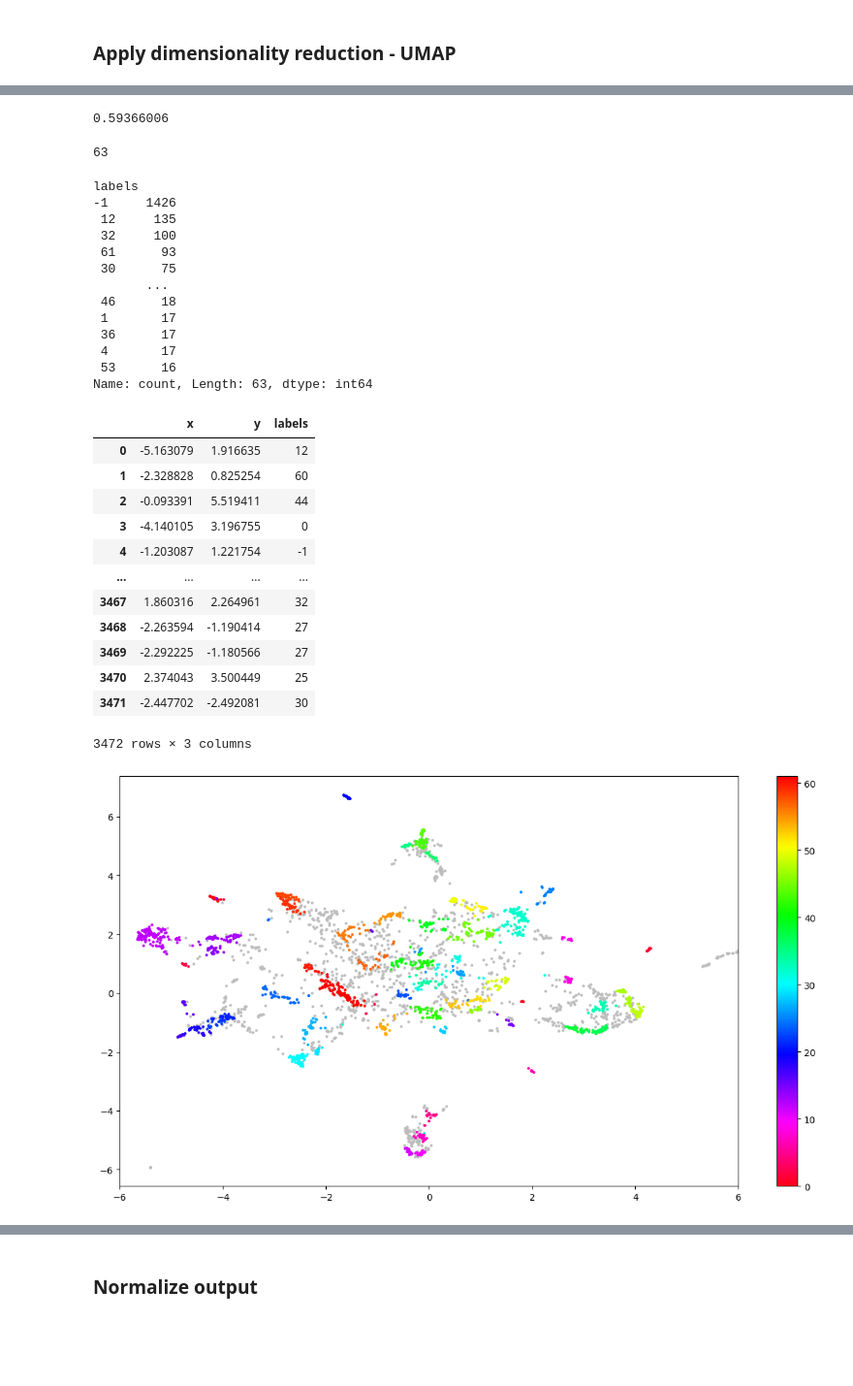
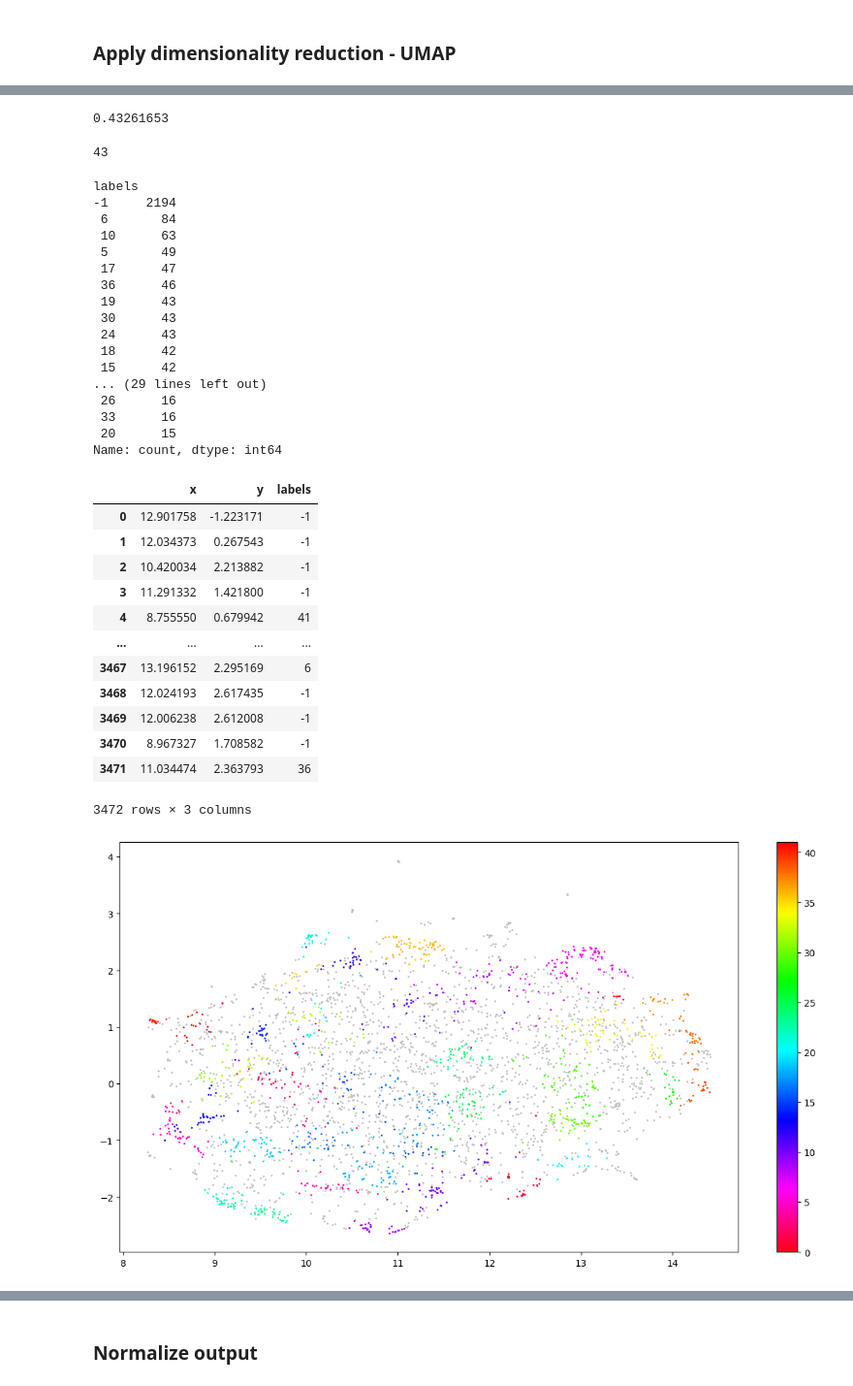
Before and after one commit to mrutkowsky/NAWROS, a Jupyter notebook: notebooks/sentence-trans-test.ipynb, the cells around one changed output, grey strips where cells are left out. Shown at 97% size. Saved outputs shown, nothing was run; the diff lists cells and outputs as text; code cells hidden in the pictures; blank space fills up the shorter version.

```diff
--- a/notebooks/sentence-trans-test.ipynb
+++ b/notebooks/sentence-trans-test.ipynb
@@ -22,9 +22,10 @@ import seaborn as sns
 from etl import load_files_into_df, preprocess_text, layer_normalize
 # %% [markdown]
 ### <b>Loading `distiluse-base-multilingual-cased-v1` model<b>
+# %%
+model = SentenceTransformer(os.path.join('..', 'mpnet_finetuned', '18500'))
 # %%
-# model = SentenceTransformer('sentence-transformers/distiluse-base-multilingual-cased-v1')
-model = SentenceTransformer('sentence-transformers/paraphrase-multilingual-mpnet-base-v2')
+# model = SentenceTransformer('sentence-transformers/paraphrase-multilingual-mpnet-base-v2')
 # %%
 SEED = 42
 random.seed(SEED)
@@ -98,7 +90,7 @@ sh_score = silhouette_score(
 # %%
 sh_score
 # %% [output]
-0.59366006
+0.43261653
 # %%
 import matplotlib.pyplot as plt
 
@@ -114,48 +106,51 @@ result['labels'] = cluster.labels_
 # %%
 len(set(result['labels']))
 # %% [output]
-63
+43
 # %%
 result['labels'].value_counts()
 # %% [output]
 labels
--1     1426
- 12     135
- 32     100
- 61      93
- 30      75
-       ...
- 46      18
- 1       17
- 36      17
- 4       17
- 53      16
-Name: count, Length: 63, dtype: int64
+-1     2194
+ 6       84
+ 10      63
+ 5       49
+ 17      47
+ 36      46
+ 19      43
+ 30      43
+ 24      43
+ 18      42
+ 15      42
+... (29 lines left out)
+ 26      16
+ 33      16
+ 20      15
+Name: count, dtype: int64
 # %%
 result
 # %% [output]
 |  | x | y | labels |
-| 0 | -5.163079 | 1.916635 | 12 |
-| 1 | -2.328828 | 0.825254 | 60 |
-| 2 | -0.093391 | 5.519411 | 44 |
-| 3 | -4.140105 | 3.196755 | 0 |
-| 4 | -1.203087 | 1.221754 | -1 |
+| 0 | 12.901758 | -1.223171 | -1 |
+| 1 | 12.034373 | 0.267543 | -1 |
+| 2 | 10.420034 | 2.213882 | -1 |
+| 3 | 11.291332 | 1.421800 | -1 |
+| 4 | 8.755550 | 0.679942 | 41 |
 | ... | ... | ... | ... |
-| 3467 | 1.860316 | 2.264961 | 32 |
-| 3468 | -2.263594 | -1.190414 | 27 |
-| 3469 | -2.292225 | -1.180566 | 27 |
-| 3470 | 2.374043 | 3.500449 | 25 |
-| 3471 | -2.447702 | -2.492081 | 30 |
+| 3467 | 13.196152 | 2.295169 | 6 |
+| 3468 | 12.024193 | 2.617435 | -1 |
+| 3469 | 12.006238 | 2.612008 | -1 |
+| 3470 | 8.967327 | 1.708582 | -1 |
+| 3471 | 11.034474 | 2.363793 | 36 |
 3472 rows × 3 columns
 # %%
 # Visualize clusters
 fig, ax = plt.subplots(figsize=(15, 8))
 outliers = result.loc[result.labels == -1, :]
 clustered = result.loc[result.labels != -1, :]
-plt.scatter(outliers.x, outliers.y, color='#BDBDBD', s=4)
-plt.scatter(clustered.x, clustered.y, c=clustered.labels, s=4, cmap='hsv_r')
-ax.set_xlim(-6, 6)
+plt.scatter(outliers.x, outliers.y, color='#BDBDBD', s=1)
+plt.scatter(clustered.x, clustered.y, c=clustered.labels, s=1, cmap='hsv_r')
 plt.colorbar()
 plt.show()
 # %% [output]
-[figure, old version]
+[figure, new version]
```
Also changed, not shown: parts of 11 cells of this notebook, 1 other file.
